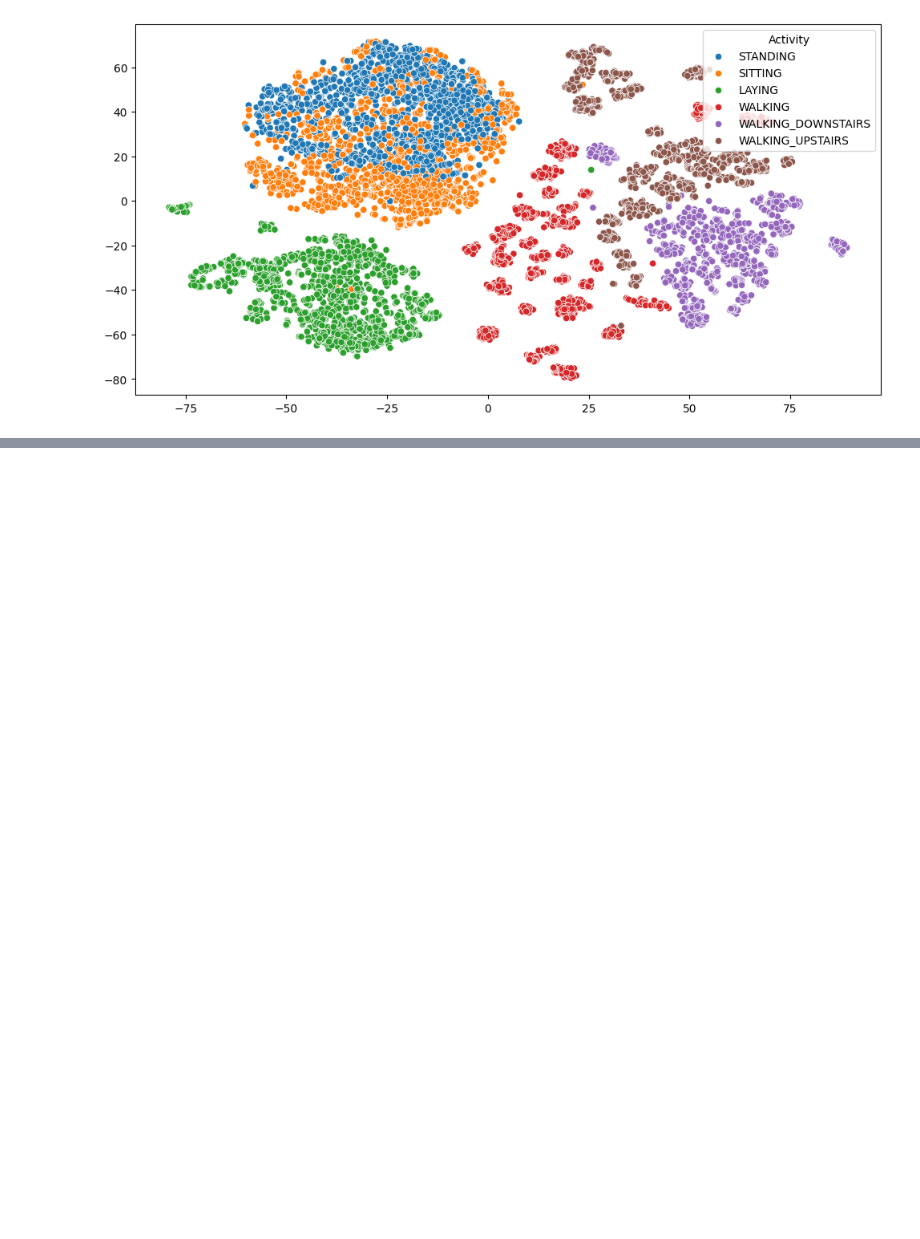
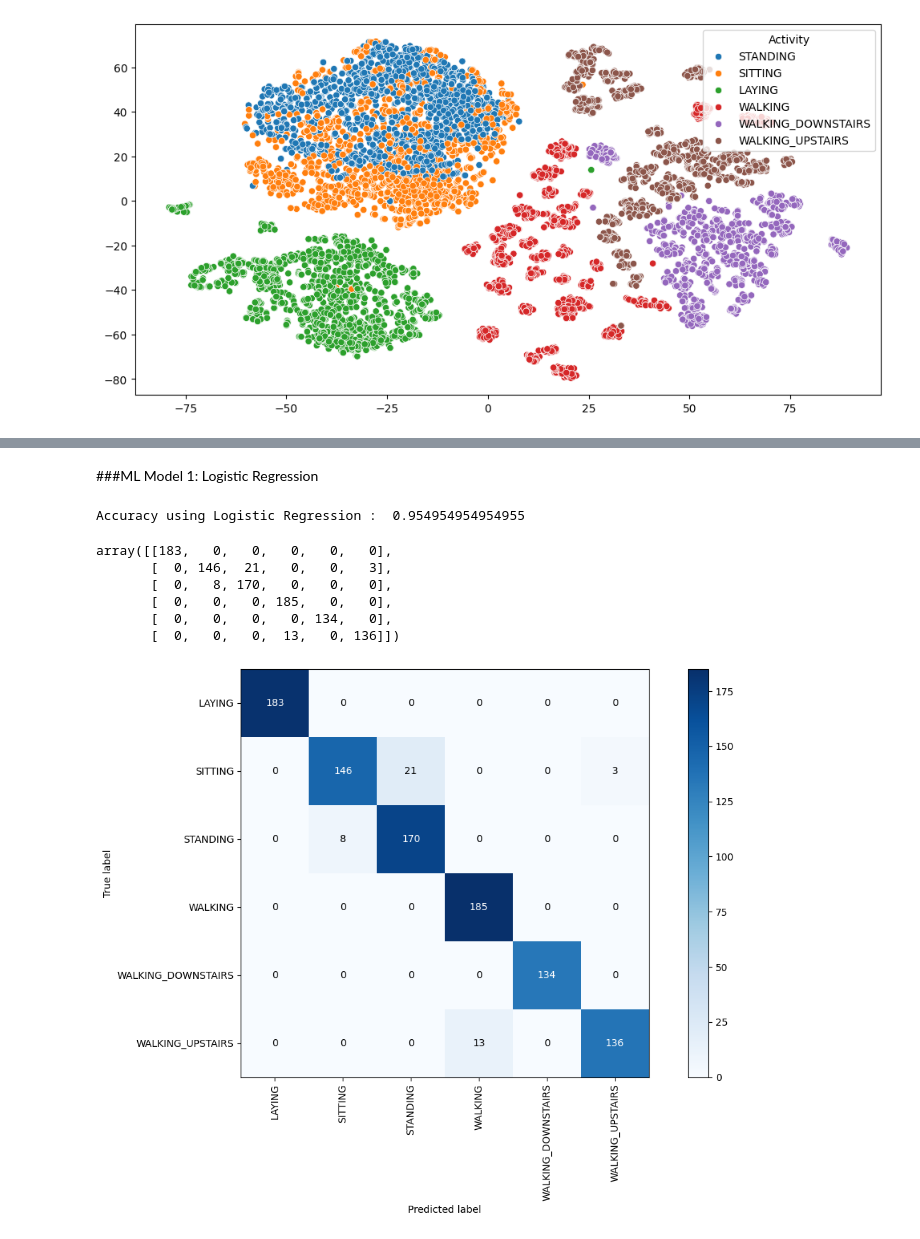
Before and after one commit to DipeanDas/ML_Human_Activity_Recognition, a Jupyter notebook: Human_Activity_Recognition.ipynb, the cells around one changed output, grey strips where cells are left out. Saved outputs shown, nothing was run; the diff lists cells and outputs as text; code cells hidden in the pictures; blank space fills up the shorter version.

Commit message:
Day2:Applying Logistic Regression Model

```diff
--- a/Human_Activity_Recognition.ipynb
+++ b/Human_Activity_Recognition.ipynb
@@ -183,3 +188,9 @@ sns.scatterplot(x = tsne[:, 0], y = tsne[:, 1], hue = train['Activity'])
 plt.show()
 # %% [output]
 [figure]
+# %%
+X_train = train.drop(['subject', 'Activity'], axis = 1)
+y_train = train.Activity
+
+X_test = test.drop(['subject', 'Activity'], axis = 1)
+y_test = test.Activity
@@ -185,0 +203,45 @@ plt.show()
+# %% [markdown]
+###ML Model 1: Logistic Regression
+# %%
+parameters = {'max_iter': [100, 200, 500]}
+lr_classifier = LogisticRegression()
+lr_classifier_rs = RandomizedSearchCV(lr_classifier, param_distributions= parameters, cv = 5, random_state=42)
+lr_classifier_rs.fit(X_train, y_train)
+y_pred_lr = lr_classifier_rs.predict(X_test)
+# %%
+#Calculating Model Accuracy
+lr_accuracy = accuracy_score(y_true=y_test, y_pred=y_pred_lr)
+print("Accuracy using Logistic Regression : ", lr_accuracy)
+# %% [output]
+Accuracy using Logistic Regression :  0.954954954954955
+# %%
+# Plotting the confusion matrix
+def plot_confusion_matrix(cm,labels):
+    fig, ax = plt.subplots(figsize=(12,8)) # for plotting confusion matrix as image
+    im = ax.imshow(cm, interpolation='nearest', cmap=plt.cm.Blues)
+    ax.figure.colorbar(im, ax=ax)
+    ax.set(xticks=np.arange(cm.shape[1]),
+    yticks=np.arange(cm.shape[0]),
+    xticklabels=labels, yticklabels=labels,
+    ylabel='True label',
+    xlabel='Predicted label')
+    plt.xticks(rotation = 90)
+    thresh = cm.max() / 2.
+    for i in range(cm.shape[0]):
+        for j in range(cm.shape[1]):
+            ax.text(j, i, int(cm[i, j]),ha="center", va="center",color="white" if cm[i, j] > thresh else "black")
+    fig.tight_layout()
+# %%
+cmt = confusion_matrix(y_test.values,y_pred_lr)
+cmt
+# %% [output]
+array([[183,   0,   0,   0,   0,   0],
+       [  0, 146,  21,   0,   0,   3],
+       [  0,   8, 170,   0,   0,   0],
+       [  0,   0,   0, 185,   0,   0],
+       [  0,   0,   0,   0, 134,   0],
+       [  0,   0,   0,  13,   0, 136]])
+# %%
+plot_confusion_matrix(cmt, np.unique(y_pred_lr))
+# %% [output]
+[figure, added]
```
Also changed, not shown: parts of 3 cells of this notebook.
